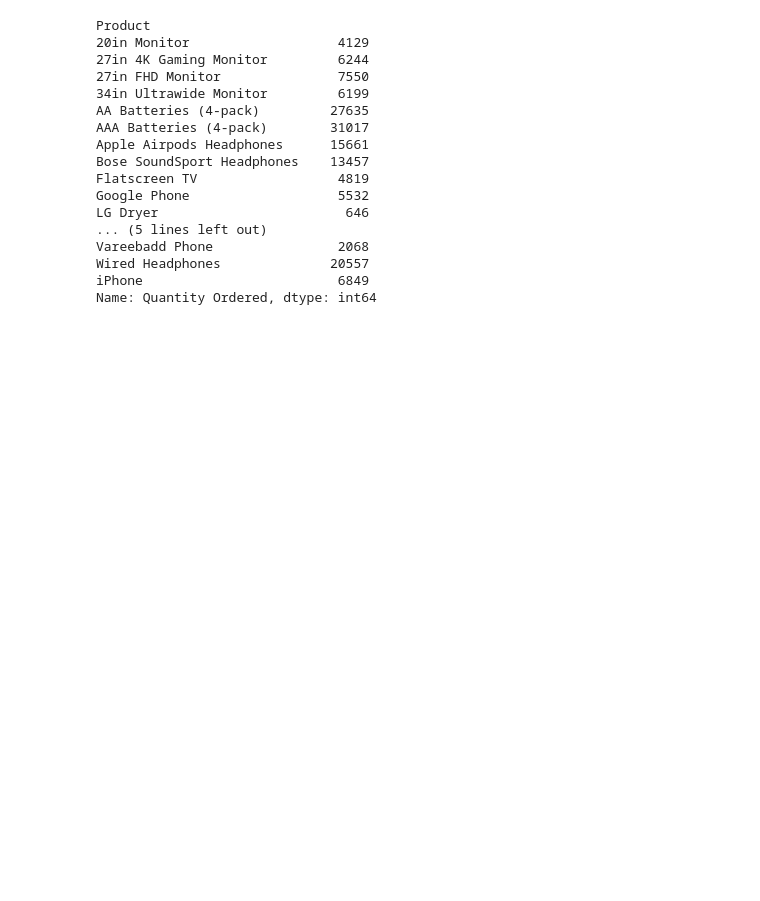
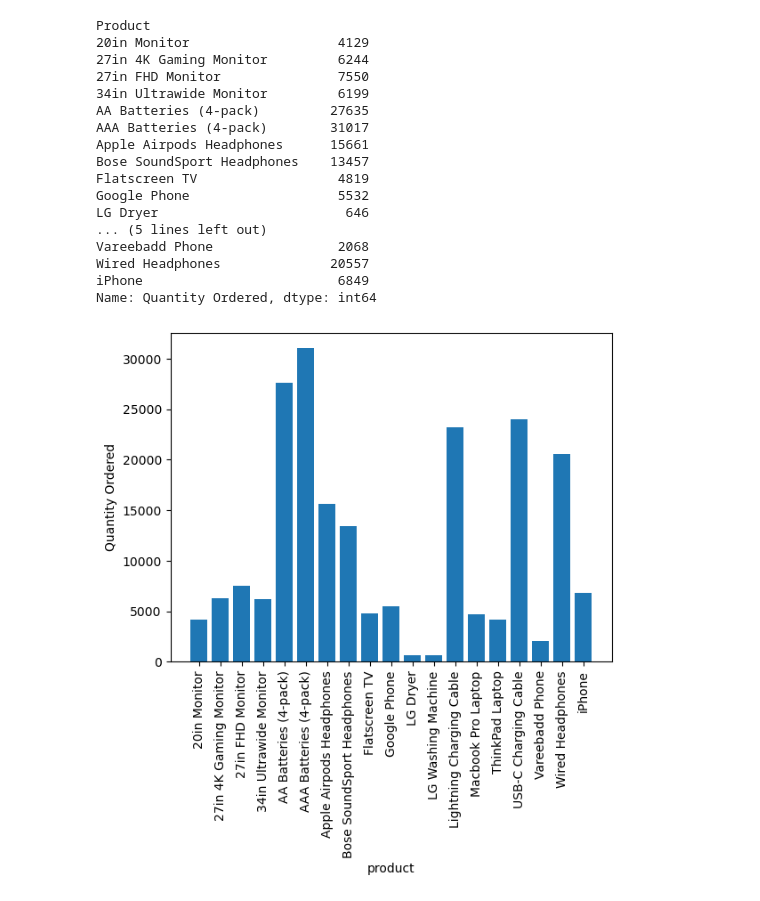
Before and after one commit to Eric-MK/sales_analysis, a Jupyter notebook: salesanalysiss.ipynb, the cells around one changed output. Saved outputs shown, nothing was run; the diff lists cells and outputs as text; code cells hidden in the pictures; blank space fills up the shorter version.

Commit message:
visualised the product quantity ordered

```diff
--- a/salesanalysiss.ipynb
+++ b/salesanalysiss.ipynb
@@ -405,3 +405,17 @@ Vareebadd Phone                2068
 Wired Headphones              20557
 iPhone                         6849
 Name: Quantity Ordered, dtype: int64
+# %%
+plt.bar(product_group.index, product_group)
+
+# Adding labels and title
+plt.xlabel('product')
+plt.ylabel('Quantity Ordered')
+
+
+plt.xticks(rotation='vertical')
+
+# Showing the plot
+plt.show()
+# %% [output]
+[figure, added]
```
